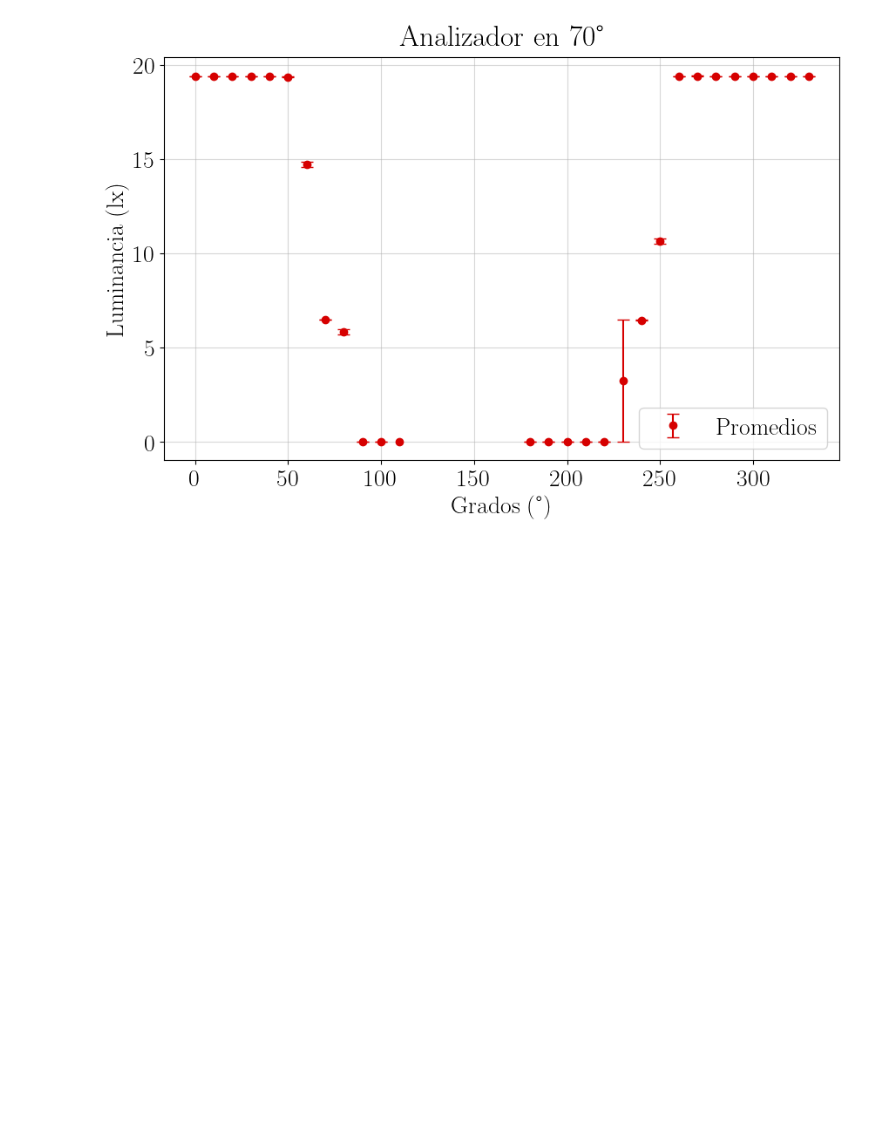
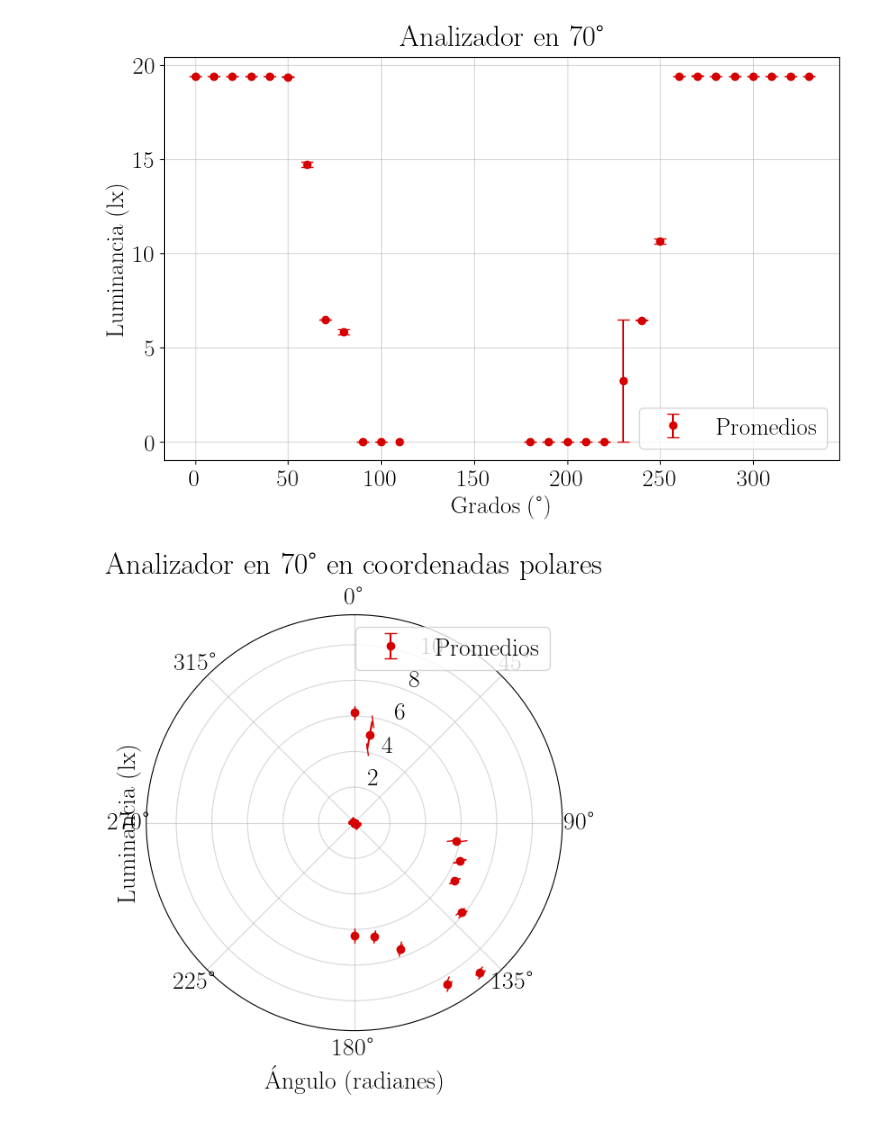
Before and after one commit to PinzonHarker/2024-II_Mediciones_Opticas, a Jupyter notebook: Exp7_Ecuaciones_De_Fresnel/analisis.ipynb, the cells around one changed output. Cells and saved outputs as stored; diff of their text form; code cells hidden in the pictures; blank space fills up the shorter version.

```diff
--- a/Exp7_Ecuaciones_De_Fresnel/analisis.ipynb
+++ b/Exp7_Ecuaciones_De_Fresnel/analisis.ipynb
@@ -260,4 +264,25 @@ plt.legend()
 plt.show()
 # %% [output]
 [figure]
+# %%
+# Graficar los datos en coordenadas polares
+plt.figure(figsize=(10, 6))
+ax = plt.subplot(111, projection='polar')
+
+# Convertir los ángulos a radianes
+angles_radians = np.radians(df_punto4['Grados'])
+
+# Graficar los datos con barras de error
+ax.errorbar(angles_radians, df_punto4['Luminancia (lx)'], yerr=df_punto4['Incertidumbre (lx)'], fmt='o', capsize=5, label='Promedios')
+
+# Configuración de la gráfica
+ax.set_theta_zero_location('N')  # 0 grados en la parte superior
+ax.set_theta_direction(-1)  # Sentido de los ángulos en sentido horario
+ax.set_xlabel('Ángulo (radianes)')
+ax.set_ylabel('Luminancia (lx)')
+ax.set_title('Analizador en 70° en coordenadas polares')
+ax.legend()
+plt.show()
+# %% [output]
+[figure, added]
 # %%
```
Also changed, not shown: parts of 6 cells of this notebook.
